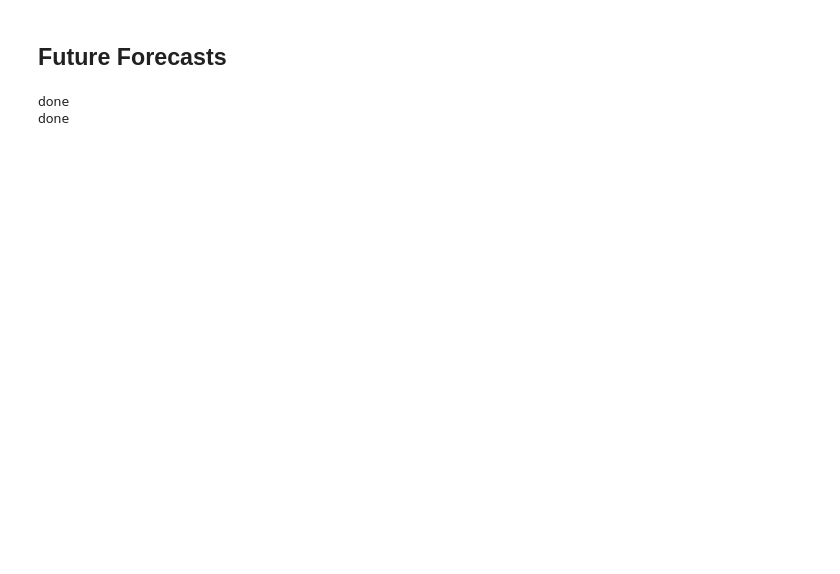
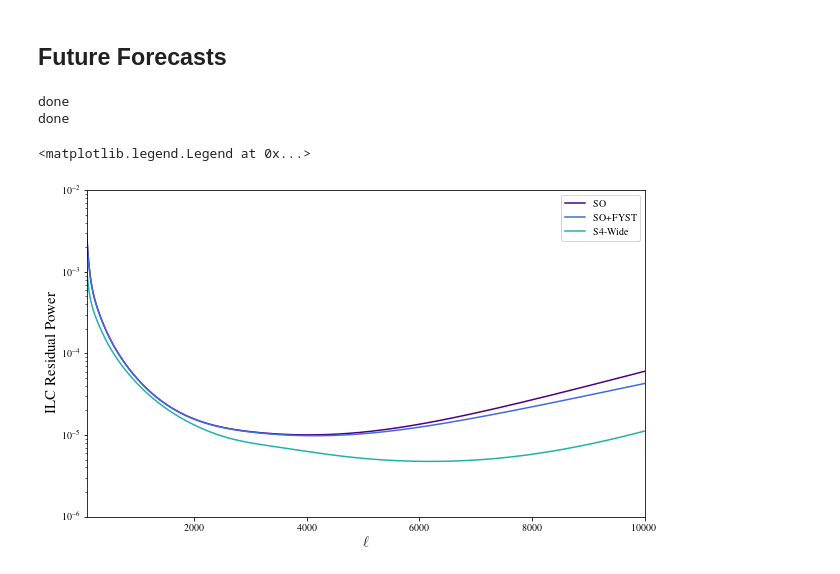
Before and after one commit to s6kelevy/cmb_lensing, a Jupyter notebook: chapter6.ipynb, the cells around one changed output. Drawn from its saved outputs; the diff is of its cells as text; code cells hidden in the pictures; blank space fills up the shorter version.

```diff
--- a/chapter6.ipynb
+++ b/chapter6.ipynb
@@ -13,6 +13,9 @@ from pylab import rcParams
 from matplotlib import rc;rc('text', usetex=True);rc('font', weight='bold');matplotlib.rcParams['text.latex.preamble'] = r'\boldmath'
 rcParams['font.family'] = 'serif'
 rc('text.latex',preamble=r'\usepackage{/Volumes/Extreme_SSD/codes/master_thesis/code/configs/apjfonts}')
+sz_ft = 20
+sz_lb = 14
+color_arr = ['indigo', 'royalblue', 'lightseagreen', 'darkgreen', 'goldenrod', 'darkred']
 from tqdm import tqdm
 import lensing_estimator
 from cosmo import CosmoCalc
@@ -393,6 +393,21 @@ ilc_map_ccatp, _ = ilc.ilc_map(cmb_maps_dic_ccatp, opbeam, map_params, component
 # %% [output]
 done
 done
+# %%
+fig, ax = plt.subplots(figsize=(10,6))
+
+ax.set_yscale('log')
+ax.plot(l, cl_residual_so-res_ilc_dic_so['ksz'], label = 'SO', color = color_arr[0])
+ax.plot(l, cl_residual_ccatp-res_ilc_dic_ccatp['ksz'], label = 'SO+FYST', color = color_arr[1])
+ax.plot(l, cl_residual_s4wide-res_ilc_dic_s4wide['ksz'], label = 'S4-Wide', color = color_arr[2])
+ax.set_ylabel('ILC Residual Power', fontsize = 15)
+ax.set_xlabel(r'$\ell$', fontsize = 15)
+ax.set_xlim(100, 10000)
+ax.set_ylim(1e-6, 1e-2)
+ax.legend()
+# %% [output]
+<matplotlib.legend.Legend at 0x...>
+[figure, added]
 # %%
 fig, axs = plt.subplots(2, 3, sharex='col', sharey='row',
                         gridspec_kw={'hspace': 0, 'wspace': 0}, figsize=(18,10))
```
Also changed, not shown: parts of 10 cells of this notebook, 12 other files.
